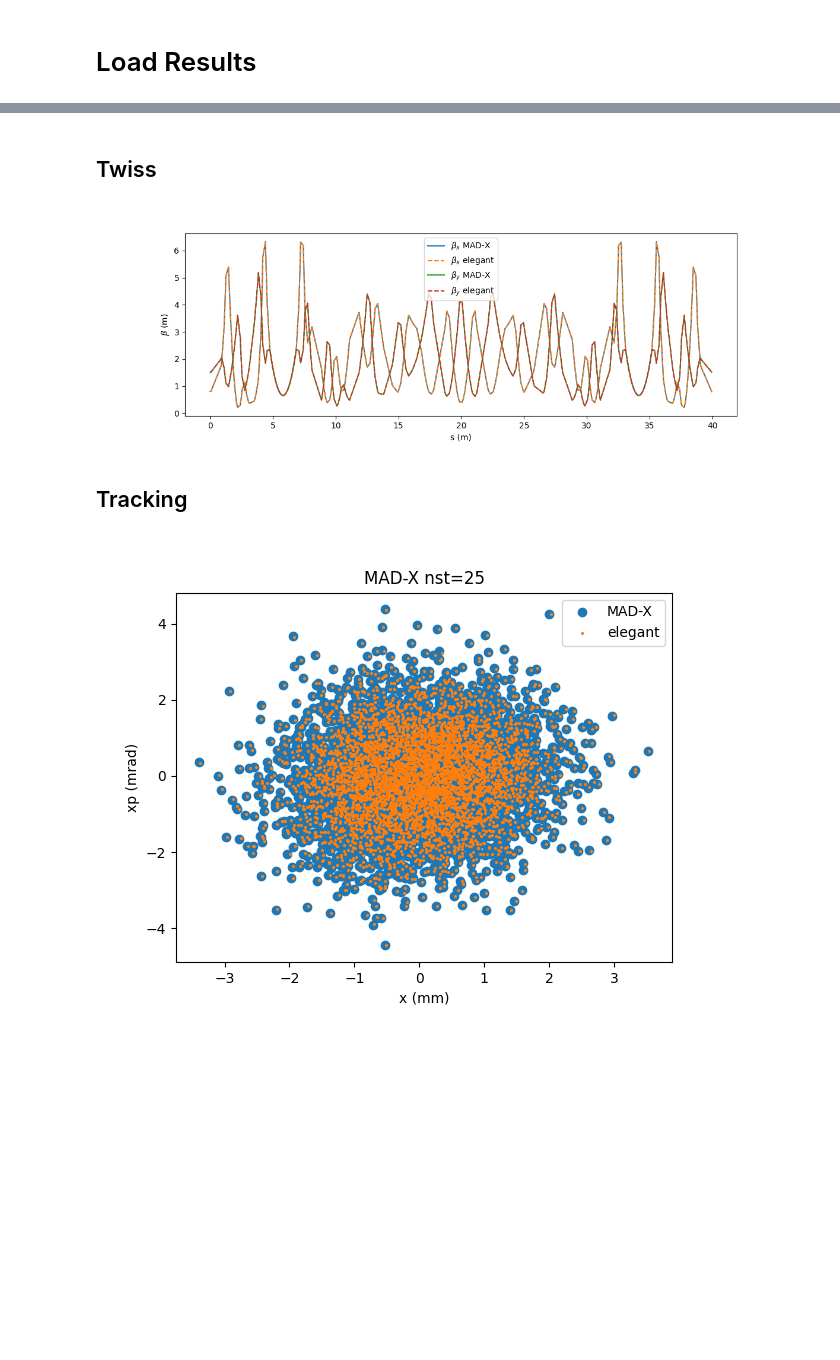
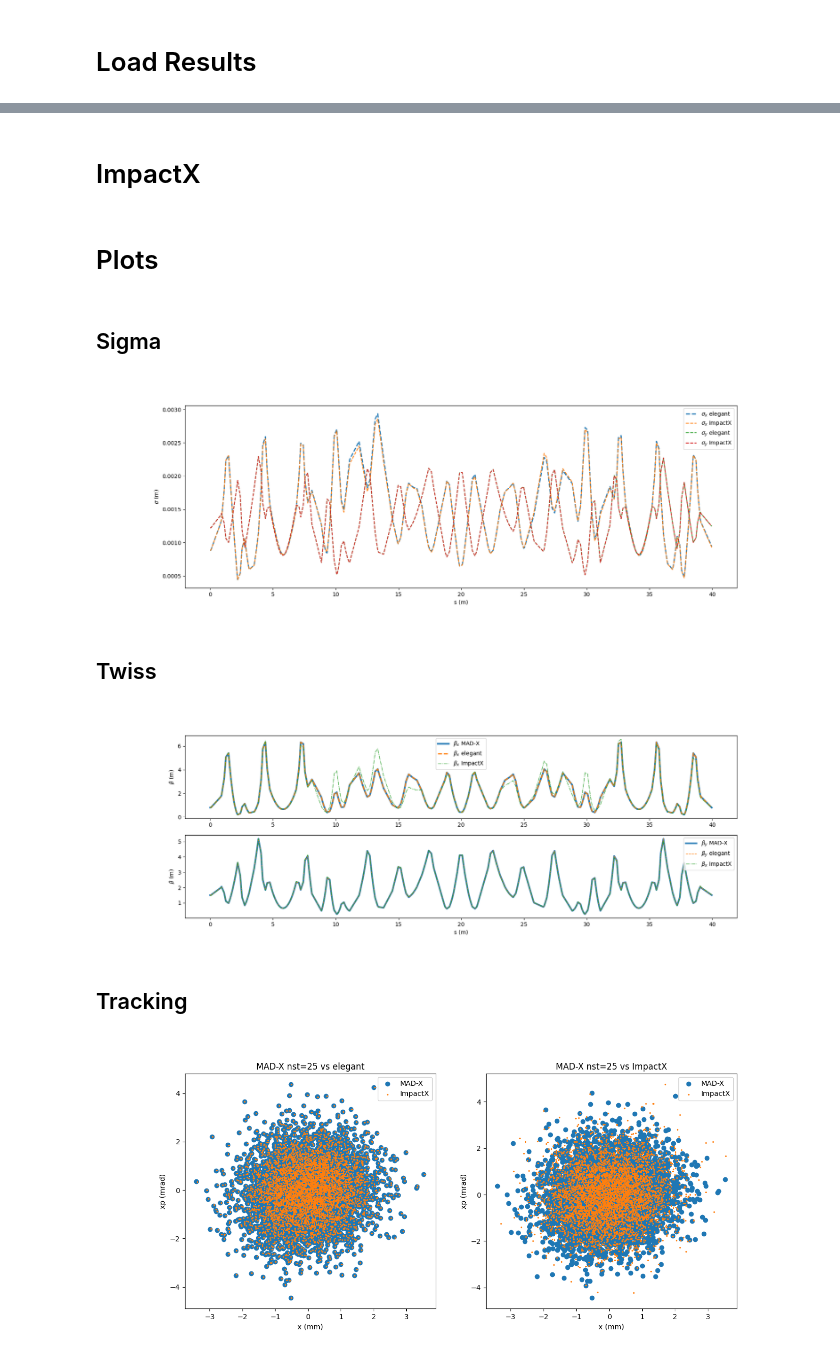
Before and after one commit to cchall/canvas_lattices, a Jupyter notebook: iota/iota_compare_tracking.ipynb, the cells around one changed output, grey strips where cells are left out. Saved outputs shown, nothing was run; the diff lists cells and outputs as text; code cells hidden in the pictures; blank space fills up the shorter version.

Commit message:
adding impactx run file and updating notebooks

```diff
--- a/iota/iota_compare_tracking.ipynb
+++ b/iota/iota_compare_tracking.ipynb
@@ -42,33 +44,71 @@ elegant_sigma = elegant_sigma_file.columns.squeeze()
 elegant_twiss_file = readSDDS('elegant/twiss_output.filename.sdds')
 elegant_twiss_file.read()
 elegant_twiss = elegant_twiss_file.columns.squeeze()
+# %% [markdown]
+# ImpactX
+# %%
+impactx_sigma = pandas.read_csv('impactx/diags/reduced_beam_characteristics.0.0', delimiter=' ')
+impactx_particles = pandas.read_hdf('impactx/diags/final_distribution.h5')
+# %% [markdown]
+# Plots
+# %% [markdown]
+## Sigma
+# %%
+plt.figure(figsize=(18, 6))
+
+
+plt.plot(elegant_sigma['s'], elegant_sigma['Sx'], '--', label=r'$\sigma_x$ elegant', linewidth=2)
+plt.plot(impactx_sigma['s'].values, impactx_sigma['sig_x'].values, '--', label='$\sigma_x$ ImpactX')
+
+plt.plot(elegant_sigma['s'], elegant_sigma['Sy'], '--', label=r'$\sigma_y$ elegant')
+plt.plot(impactx_sigma['s'].values, impactx_sigma['sig_y'].values, '--', label='$\sigma_y$ ImpactX')
+
+plt.xlabel('s (m)')
+plt.ylabel(r'$\sigma$ (m)')
+plt.legend()
+plt.show()
+# %% [output]
+[figure, added]
 # %% [markdown]
 ## Twiss
 # %%
-plt.figure(figsize=(12, 4))
+fig, (ax1, ax2) = plt.subplots(2, 1, figsize=(18, 6))
 
-plt.plot(np.array(madx_twiss['s'], float), np.array(madx_twiss['betx'], float), label=r'$\beta_x$ MAD-X')
-plt.plot(elegant_twiss['s'], elegant_twiss['betax'], '--', label=r'$\beta_x$ elegant')
+ax1.plot(np.array(madx_twiss['s'], float), np.array(madx_twiss['betx'], float), label=r'$\beta_x$ MAD-X', linewidth=3)
+ax1.plot(elegant_twiss['s'], elegant_twiss['betax'], '--', label=r'$\beta_x$ elegant', linewidth=2)
+ax1.plot(impactx_sigma['s'].values, (impactx_sigma['sig_x'].values**2 / impactx_sigma['emittance_x'].values), '-.', label=r'$\beta_x$ ImpactX', linewidth=1)
 
-plt.plot(np.array(madx_twiss['s'], float), np.array(madx_twiss['bety'], float), label=r'$\beta_y$ MAD-X')
-plt.plot(elegant_twiss['s'], elegant_twiss['betay'], '--', label=r'$\beta_y$ elegant')
+ax2.plot(np.array(madx_twiss['s'], float), np.array(madx_twiss['bety'], float), label=r'$\beta_y$ MAD-X', linewidth=3)
+ax2.plot(elegant_twiss['s'], elegant_twiss['betay'], '--', label=r'$\beta_y$ elegant', linewidth=1)
+ax2.plot(impactx_sigma['s'].values, (impactx_sigma['sig_y'].values**2 / impactx_sigma['emittance_y'].values), '-.', label=r'$\beta_x$ ImpactX', linewidth=1)
 
-plt.xlabel('s (m)')
-plt.ylabel(r'$\beta$ (m)')
-plt.legend()
+ax2.set_xlabel('s (m)')
+for ax in (ax1, ax2):
+    ax.set_ylabel(r'$\beta$ (m)')
+    ax.legend()
+
 plt.show()
 # %% [output]
-[figure, old version]
+[figure, new version]
 # %% [markdown]
 ## Tracking
 # %%
-plt.figure()
-plt.scatter(madx_particles['x'][5000:] * 1e3, madx_particles['px'][5000:] * 1e3, label='MAD-X')
-plt.scatter(elegant_particles['x'] * 1e3, elegant_particles['xp'] * 1e3, marker='x', s=2, label='elegant')
-plt.xlabel('x (mm)')
-plt.ylabel('xp (mrad)')
-plt.legend()
-plt.title('MAD-X nst=25')
+fig, (ax1, ax2) = plt.subplots(1, 2, figsize=(14, 6))
+
+ax1.scatter(madx_particles['x'][5000:] * 1e3, madx_particles['px'][5000:] * 1e3, label='MAD-X')
+ax1.scatter(elegant_particles['x'] * 1e3, elegant_particles['xp'] * 1e3, marker='x', s=2, label='ImpactX')
+ax1.set_xlabel('x (mm)')
+ax1.set_ylabel('xp (mrad)')
+ax1.legend()
+ax1.set_title('MAD-X nst=25 vs elegant')
+
+ax2.scatter(madx_particles['x'][5000:] * 1e3, madx_particles['px'][5000:] * 1e3, label='MAD-X')
+ax2.scatter(impactx_particles['position_x'] * 1e3, impactx_particles['momentum_x'] * 1e3, marker='x', s=2, label='ImpactX')
+ax2.set_xlabel('x (mm)')
+ax2.set_ylabel('xp (mrad)')
+ax2.legend()
+ax2.set_title('MAD-X nst=25 vs ImpactX')
+
 plt.show()
 # %% [output]
-[figure, old version]
+[figure, new version]
```
Also changed, not shown: parts of 7 cells of this notebook, 2 other files.
